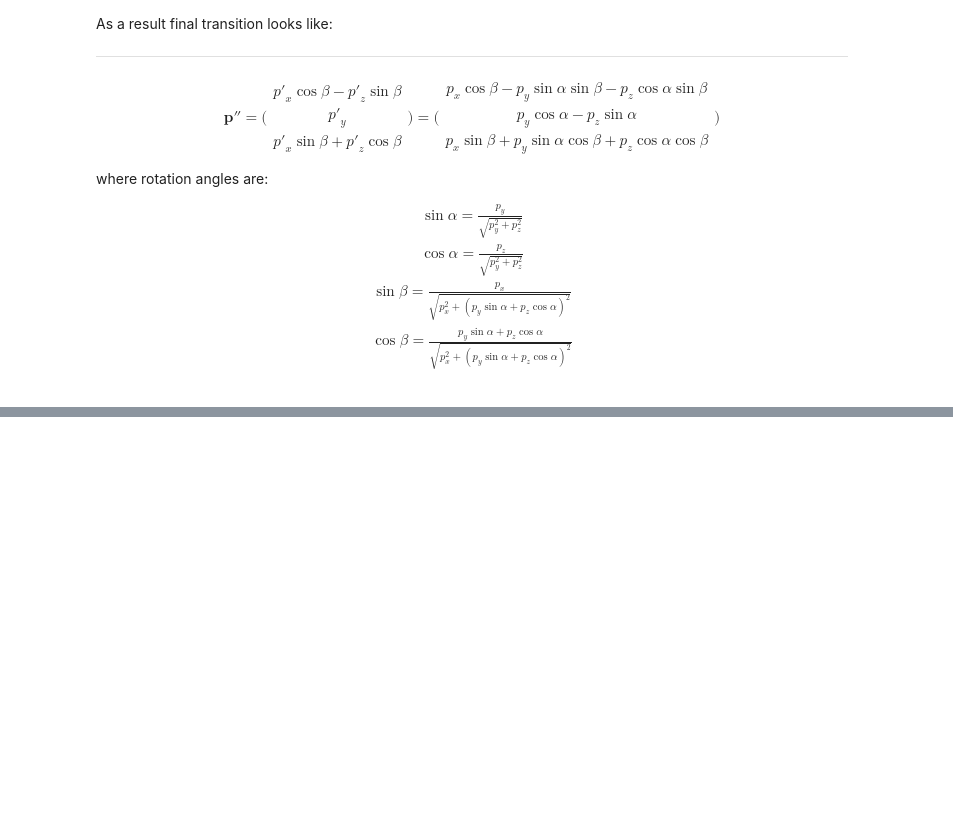
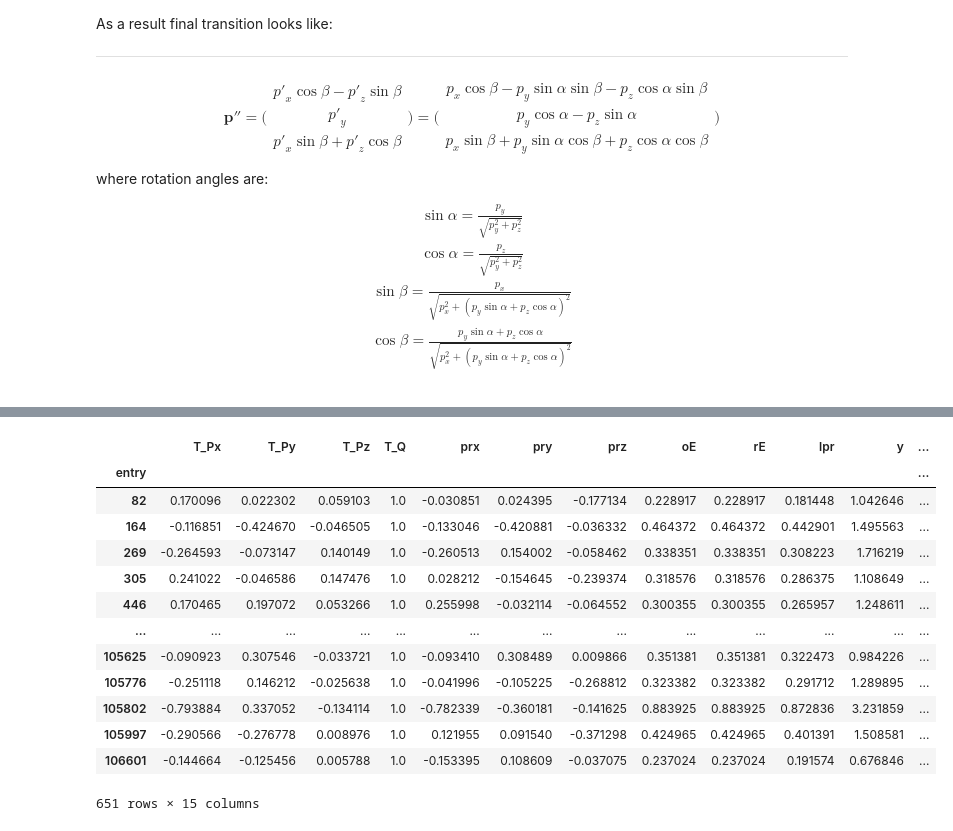
Before and after one commit to bdrum/cern-physics, a Jupyter notebook: notebooks/4TracksAnalysis.ipynb, the cells around one changed output, grey strips where cells are left out. Saved outputs shown, nothing was run; the diff lists cells and outputs as text; code cells hidden in the pictures; blank space fills up the shorter version.

```diff
--- a/notebooks/4TracksAnalysis.ipynb
+++ b/notebooks/4TracksAnalysis.ipynb
@@ -792,0 +988,17 @@ tracks
+# %%
+tracks_pi_plus[tracks_pi_plus.cost_orig < 0]
+# %% [output]
+|  | T_Px | T_Py | T_Pz | T_Q | prx | pry | prz | oE | rE | lpr | y | ... |
+| entry |  |  |  |  |  |  |  |  |  |  |  | ... |
+| 82 | 0.170096 | 0.022302 | 0.059103 | 1.0 | -0.030851 | 0.024395 | -0.177134 | 0.228917 | 0.228917 | 0.181448 | 1.042646 | ... |
+| 164 | -0.116851 | -0.424670 | -0.046505 | 1.0 | -0.133046 | -0.420881 | -0.036332 | 0.464372 | 0.464372 | 0.442901 | 1.495563 | ... |
+| 269 | -0.264593 | -0.073147 | 0.140149 | 1.0 | -0.260513 | 0.154002 | -0.058462 | 0.338351 | 0.338351 | 0.308223 | 1.716219 | ... |
+| 305 | 0.241022 | -0.046586 | 0.147476 | 1.0 | 0.028212 | -0.154645 | -0.239374 | 0.318576 | 0.318576 | 0.286375 | 1.108649 | ... |
+| 446 | 0.170465 | 0.197072 | 0.053266 | 1.0 | 0.255998 | -0.032114 | -0.064552 | 0.300355 | 0.300355 | 0.265957 | 1.248611 | ... |
+| ... | ... | ... | ... | ... | ... | ... | ... | ... | ... | ... | ... | ... |
+| 105625 | -0.090923 | 0.307546 | -0.033721 | 1.0 | -0.093410 | 0.308489 | 0.009866 | 0.351381 | 0.351381 | 0.322473 | 0.984226 | ... |
+| 105776 | -0.251118 | 0.146212 | -0.025638 | 1.0 | -0.041996 | -0.105225 | -0.268812 | 0.323382 | 0.323382 | 0.291712 | 1.289895 | ... |
+| 105802 | -0.793884 | 0.337052 | -0.134114 | 1.0 | -0.782339 | -0.360181 | -0.141625 | 0.883925 | 0.883925 | 0.872836 | 3.231859 | ... |
+| 105997 | -0.290566 | -0.276778 | 0.008976 | 1.0 | 0.121955 | 0.091540 | -0.371298 | 0.424965 | 0.424965 | 0.401391 | 1.508581 | ... |
+| 106601 | -0.144664 | -0.125456 | 0.005788 | 1.0 | -0.153395 | 0.108609 | -0.037075 | 0.237024 | 0.237024 | 0.191574 | 0.676846 | ... |
+651 rows × 15 columns
```
Also changed, not shown: parts of 13 cells of this notebook.
